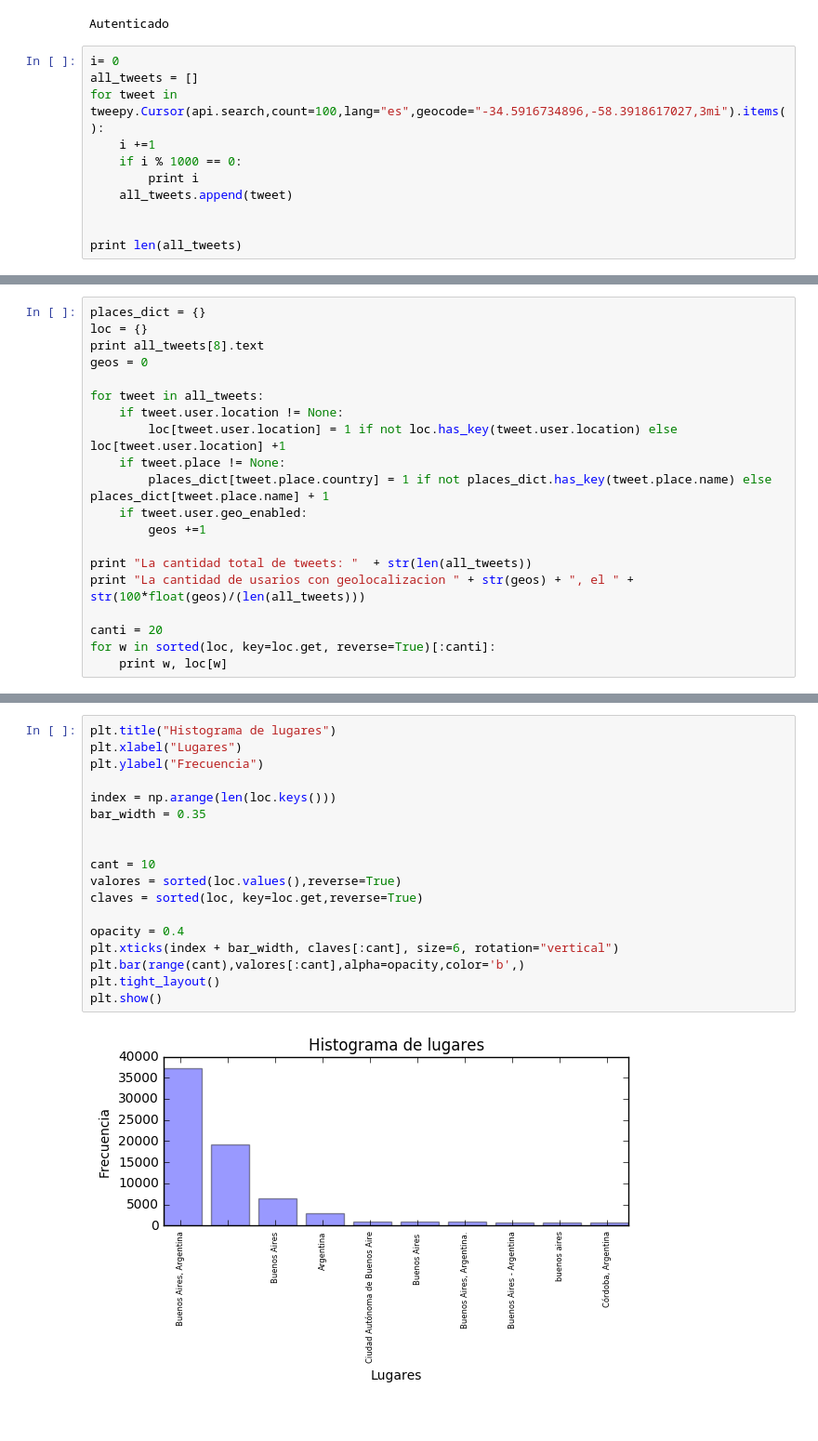
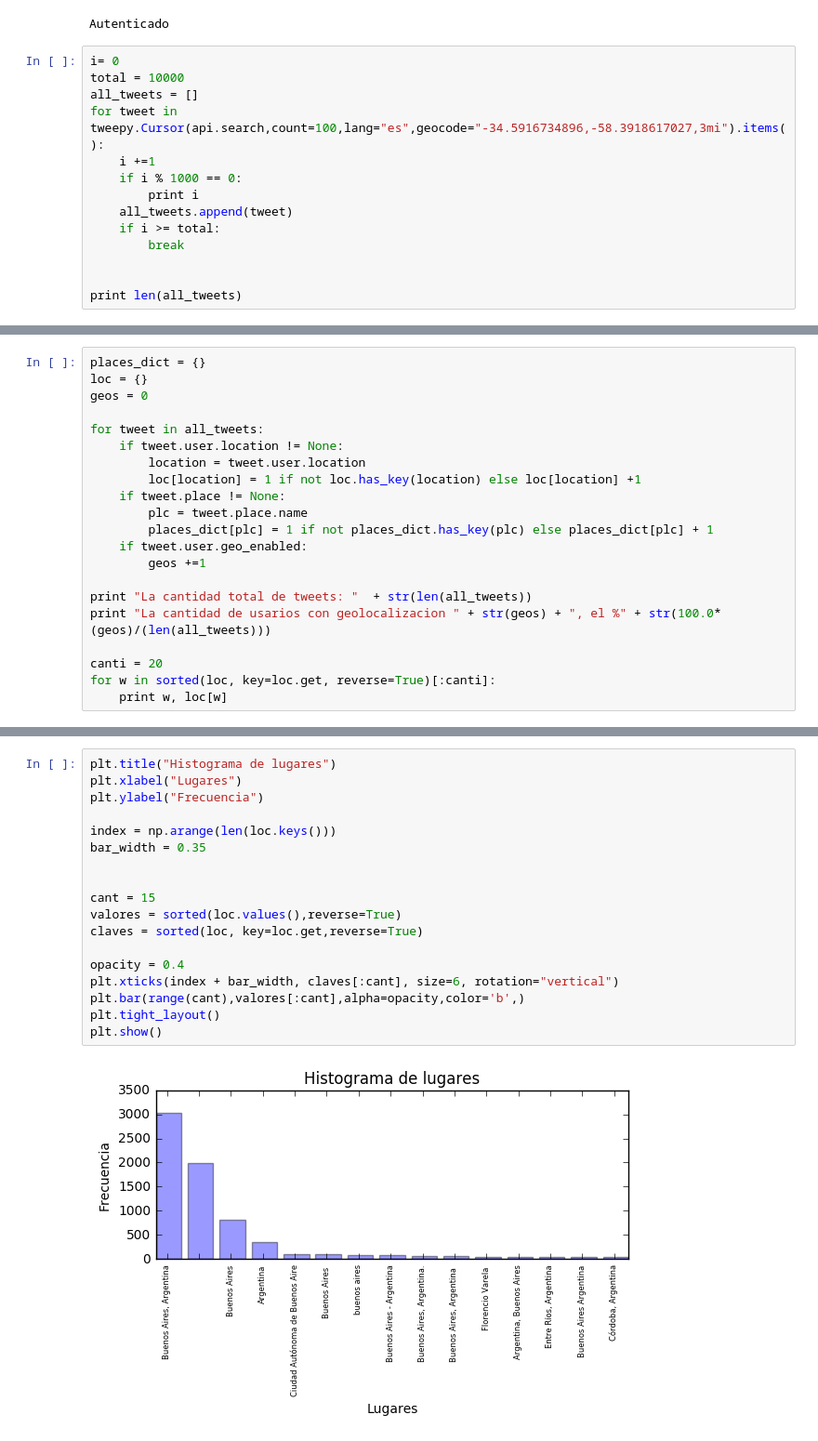
Before and after one commit to daleman/tesis, a Jupyter notebook: Menciones.ipynb, the cells around one changed output, grey strips where cells are left out. Shown: that part at 93% size. Cells and saved outputs as stored; diff of their text form.

```diff
--- a/Menciones.ipynb
+++ b/Menciones.ipynb
@@ -39,12 +39,15 @@ else:
 Autenticado
 # %%
 i= 0
+total = 10000
 all_tweets = []
 for tweet in tweepy.Cursor(api.search,count=100,lang="es",geocode="-34.5916734896,-58.3918617027,3mi").items():
     i +=1
     if i % 1000 == 0:
         print i
     all_tweets.append(tweet)
+    if i >= total:
+        break
 
 
 print len(all_tweets)
@@ -89,19 +66,20 @@ IndexError: string index out of range
 # %%
 places_dict = {}
 loc = {}
-print all_tweets[8].text
 geos = 0
 
 for tweet in all_tweets:
     if tweet.user.location != None:
-        loc[tweet.user.location] = 1 if not loc.has_key(tweet.user.location) else loc[tweet.user.location] +1
+        location = tweet.user.location
+        loc[location] = 1 if not loc.has_key(location) else loc[location] +1
     if tweet.place != None:
-        places_dict[tweet.place.country] = 1 if not places_dict.has_key(tweet.place.name) else places_dict[tweet.place.name] + 1
+        plc = tweet.place.name
+        places_dict[plc] = 1 if not places_dict.has_key(plc) else places_dict[plc] + 1
     if tweet.user.geo_enabled:
         geos +=1
 
 print "La cantidad total de tweets: "  + str(len(all_tweets))
-print "La cantidad de usarios con geolocalizacion " + str(geos) + ", el " + str(100*float(geos)/(len(all_tweets)))
+print "La cantidad de usarios con geolocalizacion " + str(geos) + ", el %" + str(100.0*(geos)/(len(all_tweets)))
 
 canti = 20
 for w in sorted(loc, key=loc.get, reverse=True)[:canti]:
@@ -127,20 +105,20 @@ Santa Fe, Argentina 204
 # %%
 plt.title("Histograma de lugares")
 plt.xlabel("Lugares")
 plt.ylabel("Frecuencia")
 
 index = np.arange(len(loc.keys()))
 bar_width = 0.35
 
 
-cant = 10
+cant = 15
 valores = sorted(loc.values(),reverse=True)
 claves = sorted(loc, key=loc.get,reverse=True)
 
 opacity = 0.4
 plt.xticks(index + bar_width, claves[:cant], size=6, rotation="vertical")
 plt.bar(range(cant),valores[:cant],alpha=opacity,color='b',)
 plt.tight_layout()
 plt.show()
 # %% [output]
-[figure, old version]
+[figure, new version]
```
Also changed, not shown: parts of 7 cells of this notebook.
